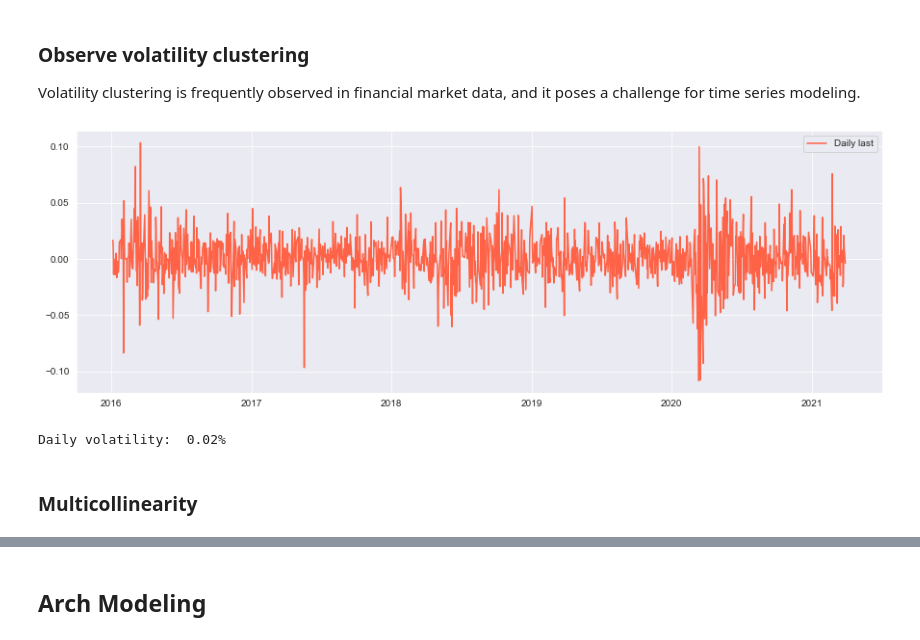
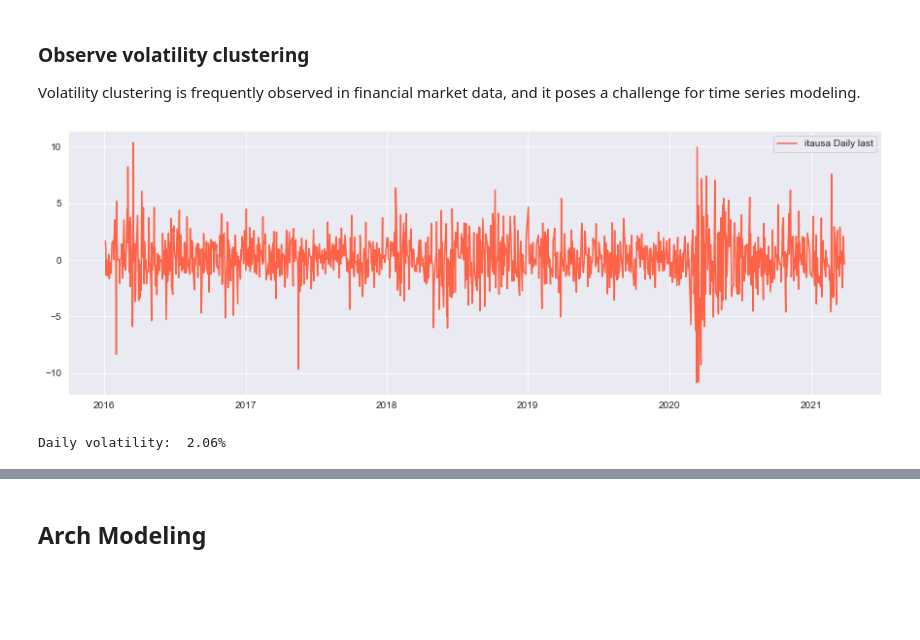
Before and after one commit to Stankevix/arch_models, a Jupyter notebook: arch_models.ipynb, the cells around one changed output, grey strips where cells are left out. Drawn from its saved outputs; the diff is of its cells as text; code cells hidden in the pictures; blank space fills up the shorter version.

```diff
--- a/arch_models.ipynb
+++ b/arch_models.ipynb
@@ -321,19 +334,17 @@ Rejeitamos a Hipotese Nula
 
 Volatility clustering is frequently observed in financial market data, and it poses a challenge for time series modeling.
 # %%
-itausa['return_data'] = itausa['last'].pct_change()
+itausa['return_data'] = 100 * itausa['last'].pct_change()
 itausa['volatility'] = itausa['return_data'].std()
 
 f, axes = plt.subplots(1, figsize=(15,5))
-plt.plot(itausa['return_data'], color = 'tomato', label = 'Daily last')
+plt.plot(itausa['return_data'], color = 'tomato', label = 'itausa Daily last')
 plt.legend(loc='upper right')
 plt.show()
 # %% [output]
-[figure, old version]
+[figure, new version]
 # %%
 std_daily = itausa['return_data'].std()
 print('Daily volatility: ', '{:.2f}%'.format(std_daily))
 # %% [output]
-Daily volatility:  0.02%
+Daily volatility:  2.06%
-# %% [markdown]
-### Multicollinearity
```
Also changed, not shown: parts of 28 cells of this notebook.
